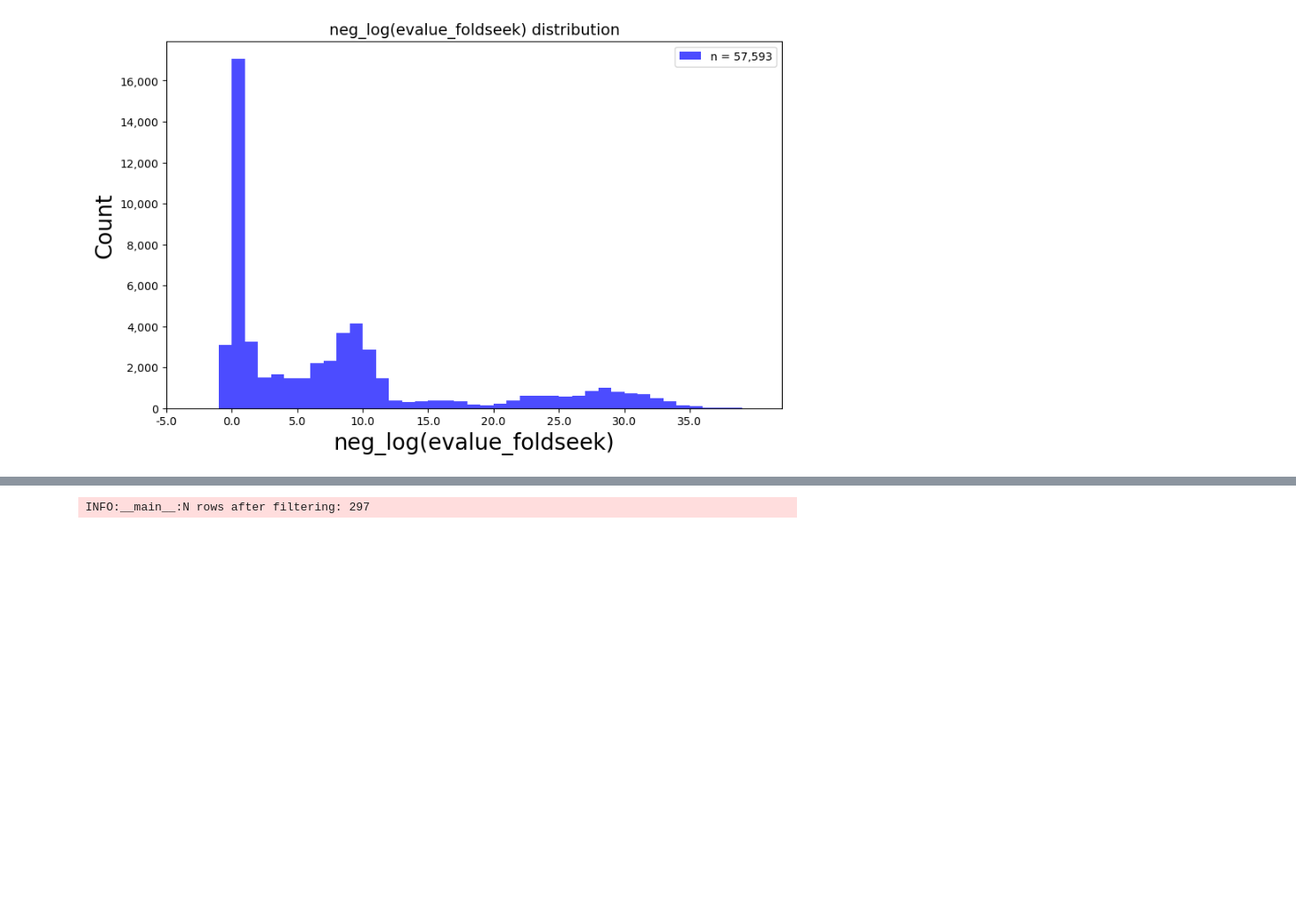
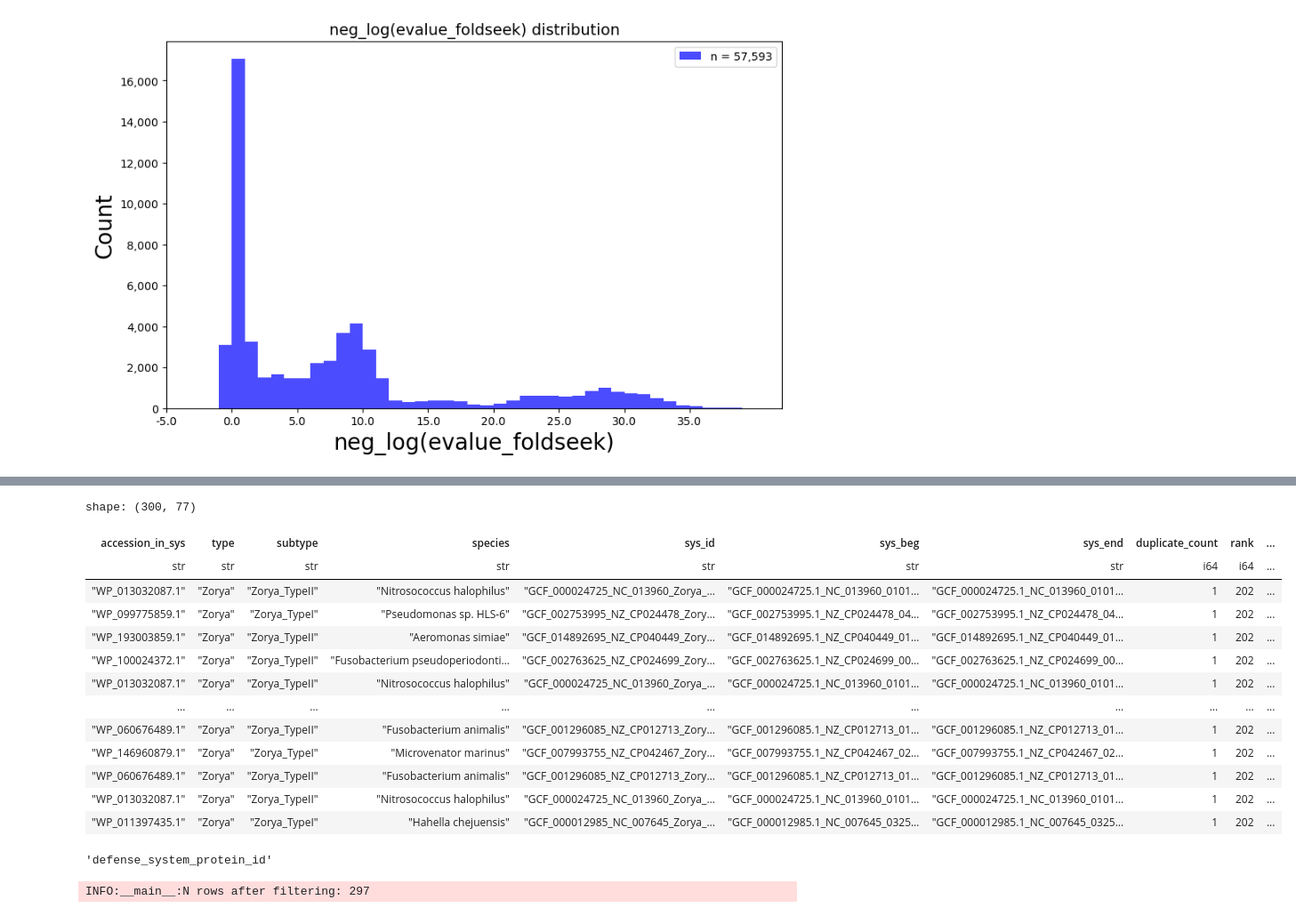
Before and after one commit to juliandeanmoran/BISSH, a Jupyter notebook: testing/explore_zorya.ipynb, the cells around one changed output, grey strips where cells are left out. Shown at 89% size. Drawn from its saved outputs; the diff is of its cells as text; code cells hidden in the pictures; blank space fills up the shorter version.

Commit message:
Generated alignments for random subset of 300 protein pairs.

```diff
--- a/testing/explore_zorya.ipynb
+++ b/testing/explore_zorya.ipynb
@@ -16,7 +16,7 @@ import polars as pl
 pl.Config.set_tbl_rows(10)
 load_dotenv("../.env")
 INSTALL_PATH = os.environ["INSTALL_PATH"]
-AF_URL = os.environ["API_URL_ALPHAFOLD_STRUCTPRED"]
+URL_AF = os.environ["API_URL_ALPHAFOLD_STRUCTPRED"]
 sys.path.append(str(Path(INSTALL_PATH).resolve()))
 
 # Modules
@@ -398,10 +398,30 @@ INFO:__main__:neg_log(evalue_foldseek) min: -0.9933
 [figure]
 # %%
 # ────────────────────────────────────────────────────────────
-#      Scatter: -log(evalue_foldseek) vs PyMOL
+#      PyMOL align of sample subset
 # ────────────────────────────────────────────────────────────
 
 # Generate random sample
 df_tmp = df_unq_matches.sample(n=300, shuffle=True, seed=42)
 
 # Run PyMOL super on sample
+df_af, col_bact_struct, col_hs_struct = get_alphafold_structures(
+    df_uniprot_ids=df_tmp,
+    col_query_uniprot_id=COL_BACT_PROT_ID,
+    col_target_uniprot_id=COL_HS_PROT_ID,
+    out_dir=OUT_DIR_AF,
+    api_endpoint=URL_AF,
+)
+
+df_pm = pymol_align_pairs(
+    df_structure_files=df_af,
+    col_query_id=COL_BACT_PROT_ID,
+    col_query_struct=col_bact_struct,
+    col_target_id=COL_HS_PROT_ID,
+    col_target_struct=col_hs_struct,
+    out_dir=OUT_DIR_PM,
+    pymol_align_method="super",
+)
+
+df_pm
+# %% [output]
@@ -408,3 +445,21 @@ df_tmp = df_unq_matches.sample(n=300, shuffle=True, seed=42)
+shape: (300, 77)
+| accession_in_sys | type | subtype | species | sys_id | sys_beg | sys_end | duplicate_count | rank | ... |
+| str | str | str | str | str | str | str | i64 | i64 | ... |
+| "WP_013032087.1" | "Zorya" | "Zorya_TypeII" | "Nitrosococcus halophilus" | "GCF_000024725_NC_013960_Zorya_… | "GCF_000024725.1_NC_013960_0101… | "GCF_000024725.1_NC_013960_0101… | 1 | 202 | ... |
+| "WP_099775859.1" | "Zorya" | "Zorya_TypeI" | "Pseudomonas sp. HLS-6" | "GCF_002753995_NZ_CP024478_Zory… | "GCF_002753995.1_NZ_CP024478_04… | "GCF_002753995.1_NZ_CP024478_04… | 1 | 202 | ... |
+| "WP_193003859.1" | "Zorya" | "Zorya_TypeII" | "Aeromonas simiae" | "GCF_014892695_NZ_CP040449_Zory… | "GCF_014892695.1_NZ_CP040449_01… | "GCF_014892695.1_NZ_CP040449_01… | 1 | 202 | ... |
+| "WP_100024372.1" | "Zorya" | "Zorya_TypeII" | "Fusobacterium pseudoperiodonti… | "GCF_002763625_NZ_CP024699_Zory… | "GCF_002763625.1_NZ_CP024699_00… | "GCF_002763625.1_NZ_CP024699_00… | 1 | 202 | ... |
+| "WP_013032087.1" | "Zorya" | "Zorya_TypeII" | "Nitrosococcus halophilus" | "GCF_000024725_NC_013960_Zorya_… | "GCF_000024725.1_NC_013960_0101… | "GCF_000024725.1_NC_013960_0101… | 1 | 202 | ... |
+| … | … | … | … | … | … | … | … | … | ... |
+| "WP_060676489.1" | "Zorya" | "Zorya_TypeII" | "Fusobacterium animalis" | "GCF_001296085_NZ_CP012713_Zory… | "GCF_001296085.1_NZ_CP012713_01… | "GCF_001296085.1_NZ_CP012713_01… | 1 | 202 | ... |
+| "WP_146960879.1" | "Zorya" | "Zorya_TypeI" | "Microvenator marinus" | "GCF_007993755_NZ_CP042467_Zory… | "GCF_007993755.1_NZ_CP042467_02… | "GCF_007993755.1_NZ_CP042467_02… | 1 | 202 | ... |
+| "WP_060676489.1" | "Zorya" | "Zorya_TypeII" | "Fusobacterium animalis" | "GCF_001296085_NZ_CP012713_Zory… | "GCF_001296085.1_NZ_CP012713_01… | "GCF_001296085.1_NZ_CP012713_01… | 1 | 202 | ... |
+| "WP_013032087.1" | "Zorya" | "Zorya_TypeII" | "Nitrosococcus halophilus" | "GCF_000024725_NC_013960_Zorya_… | "GCF_000024725.1_NC_013960_0101… | "GCF_000024725.1_NC_013960_0101… | 1 | 202 | ... |
+| "WP_011397435.1" | "Zorya" | "Zorya_TypeI" | "Hahella chejuensis" | "GCF_000012985_NC_007645_Zorya_… | "GCF_000012985.1_NC_007645_0325… | "GCF_000012985.1_NC_007645_0325… | 1 | 202 | ... |
+# %%
+COL_BACT_PROT_ID
+# %% [output]
+'defense_system_protein_id'
 # %%
 # ────────────────────────────────────────────────────────────
 #      Filter: similarity score
```
Also changed, not shown: parts of 1 cell of this notebook, 2 other files.
